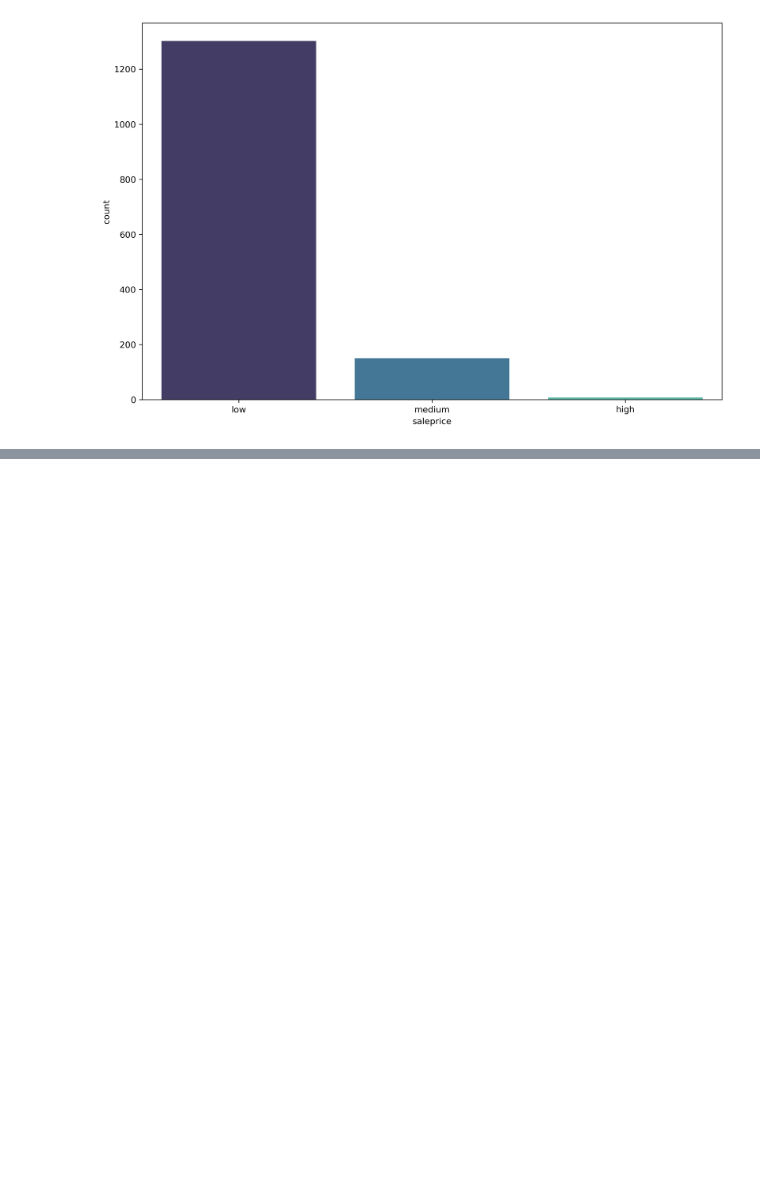
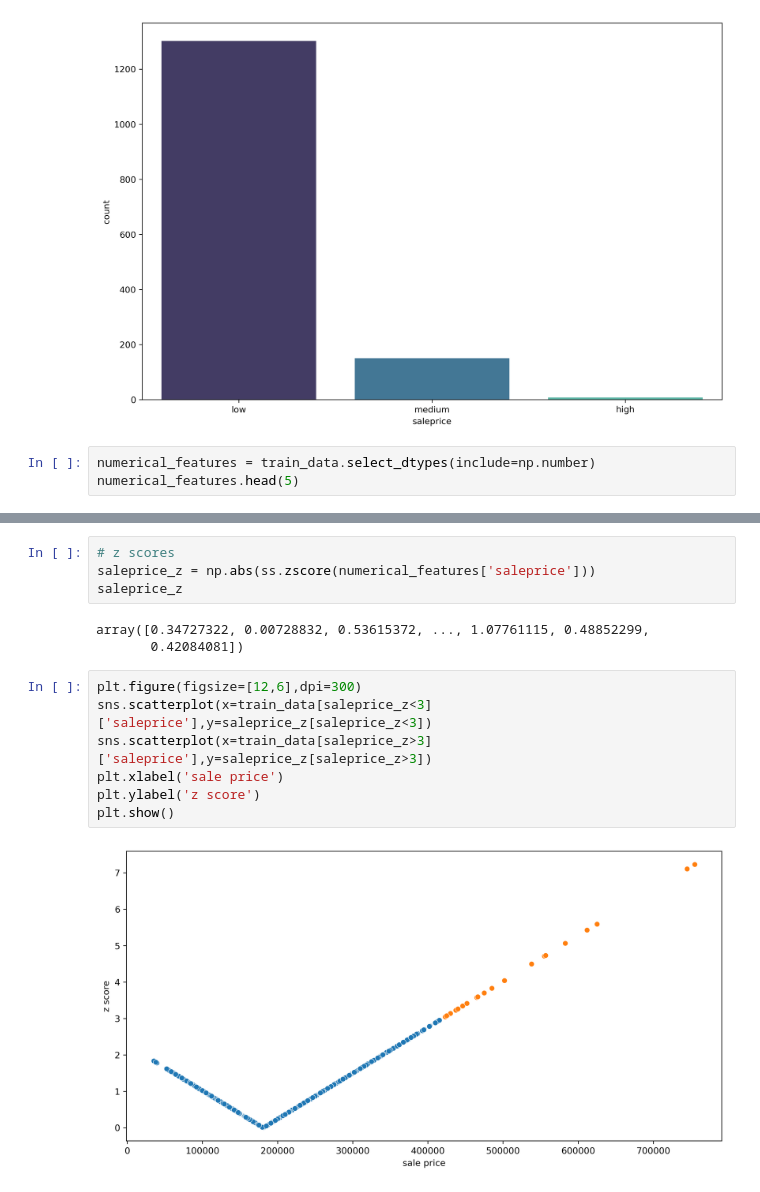
Before and after one commit to ashen007/pandas_data_analysis, a Jupyter notebook: v_3/r_3.ipynb, the cells around one changed output, grey strips where cells are left out. Drawn from its saved outputs; the diff is of its cells as text; blank space fills up the shorter version.

Commit message:
sale price z score

```diff
--- a/v_3/r_3.ipynb
+++ b/v_3/r_3.ipynb
@@ -26,3 +27,6 @@ sns.countplot(sales_price_levels,palette='mako')
 plt.show()
 # %% [output]
 [figure]
+# %%
+numerical_features = train_data.select_dtypes(include=np.number)
+numerical_features.head(5)
@@ -28,0 +42,16 @@ plt.show()
+# %%
+# z scores
+saleprice_z = np.abs(ss.zscore(numerical_features['saleprice']))
+saleprice_z
+# %% [output]
+array([0.34727322, 0.00728832, 0.53615372, ..., 1.07761115, 0.48852299,
+       0.42084081])
+# %%
+plt.figure(figsize=[12,6],dpi=300)
+sns.scatterplot(x=train_data[saleprice_z<3]['saleprice'],y=saleprice_z[saleprice_z<3])
+sns.scatterplot(x=train_data[saleprice_z>3]['saleprice'],y=saleprice_z[saleprice_z>3])
+plt.xlabel('sale price')
+plt.ylabel('z score')
+plt.show()
+# %% [output]
+[figure, added]
```
Also changed, not shown: parts of 2 cells of this notebook.
